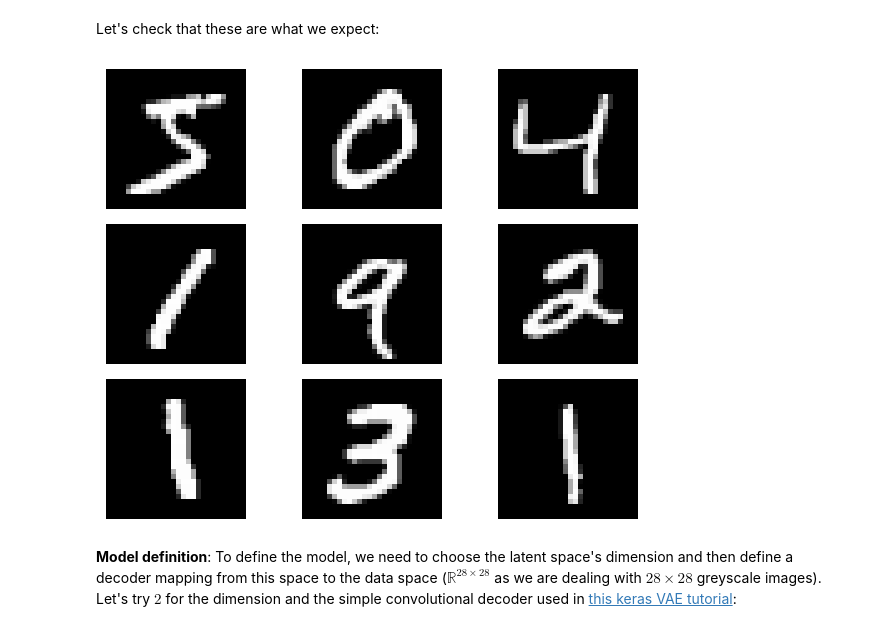
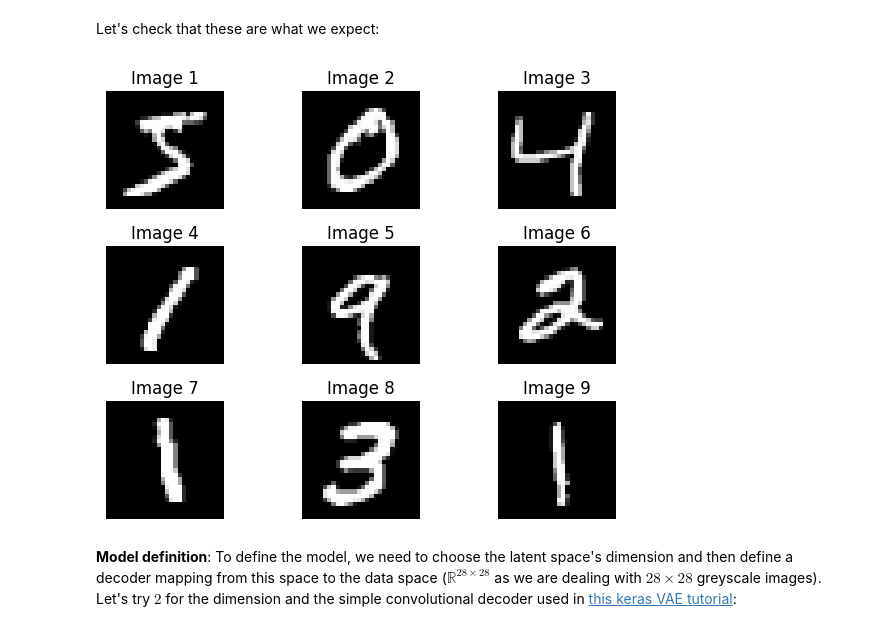
Before and after one commit to juankuntz/LPAE, a Jupyter notebook: notebooks/MNIST_tutorial.ipynb, the cells around one changed output. Cells and saved outputs as stored; diff of their text form; code cells hidden in the pictures.

```diff
--- a/notebooks/MNIST_tutorial.ipynb
+++ b/notebooks/MNIST_tutorial.ipynb
@@ -50,4 +67,5 @@ from lpae.src import autoencoders
 # %%
-(x, _), (_, _) = tf.keras.datasets.mnist.load_data()
-x = tf.constant(x[:10000].astype('float32')[..., np.newaxis])
+(x, y), (x_test, y_test) = tf.keras.datasets.mnist.load_data()
+x, y = tf.constant(x[:10000].astype('float32')[..., np.newaxis]), y[:10000]
+x_test, y_test = tf.constant(x_test[:1000].astype('float32')[..., np.newaxis]), y_test[:1000]
 data = tf.data.Dataset.from_tensor_slices(x)
@@ -84,8 +99,8 @@ def plot_images(image_batch: tf.Tensor, names: list[str] = None) -> None:
 # %%
 # Plot first nine images:
-plot_images(x[:9])
+plot_images(x[:9], [f'Image {i+1}' for i in range(9)])
 # %% [output]
-[figure, old version]
+[figure, new version]
 # %% [markdown]
 **Model definition**: To define the model, we need to choose the latent space's dimension and then define a decoder mapping from this space to the data space ($\mathbb{R}^{28\times28}$ as we are dealing with $28\times 28$ greyscale images). Let's try $2$ for the dimension and the simple convolutional decoder used in [this keras VAE tutorial](https://keras.io/examples/generative/vae/):
 # %%
```
Also changed, not shown: parts of 37 cells of this notebook, 3 other files.
